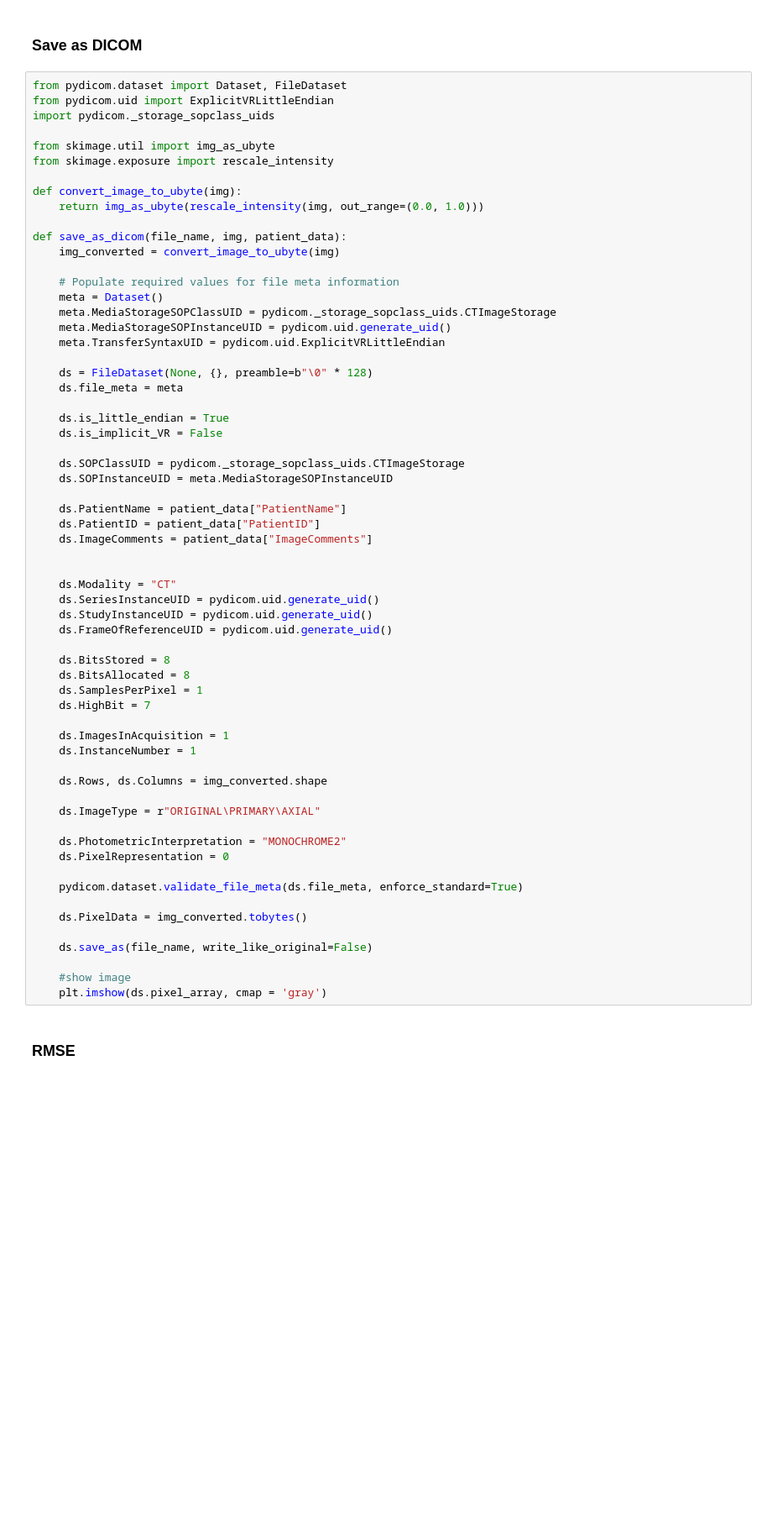
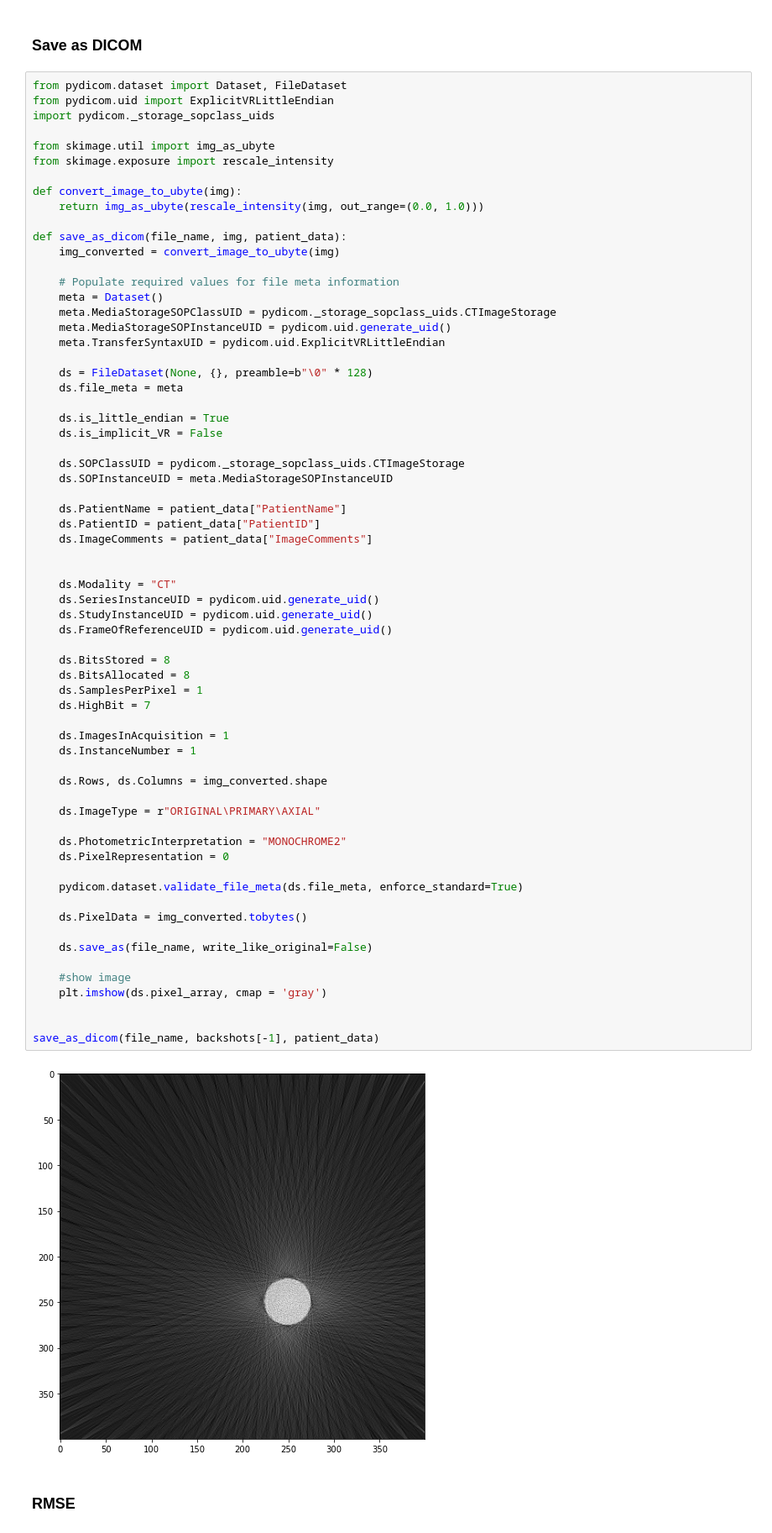
Before and after one commit to Drske/CT-Scanner_Simulation, a Jupyter notebook: main.ipynb, the cells around one changed output. Shown: that part at 84% size. Drawn from its saved outputs; the diff is of its cells as text; blank space fills up the shorter version.

```diff
--- a/main.ipynb
+++ b/main.ipynb
@@ -294,33 +311,38 @@ def save_as_dicom(file_name, img, patient_data):
 
 
     ds.Modality = "CT"
     ds.SeriesInstanceUID = pydicom.uid.generate_uid()
     ds.StudyInstanceUID = pydicom.uid.generate_uid()
     ds.FrameOfReferenceUID = pydicom.uid.generate_uid()
 
     ds.BitsStored = 8
     ds.BitsAllocated = 8
     ds.SamplesPerPixel = 1
     ds.HighBit = 7
 
     ds.ImagesInAcquisition = 1
     ds.InstanceNumber = 1
 
     ds.Rows, ds.Columns = img_converted.shape
 
     ds.ImageType = r"ORIGINAL\PRIMARY\AXIAL"
 
     ds.PhotometricInterpretation = "MONOCHROME2"
     ds.PixelRepresentation = 0
 
     pydicom.dataset.validate_file_meta(ds.file_meta, enforce_standard=True)
 
     ds.PixelData = img_converted.tobytes()
 
     ds.save_as(file_name, write_like_original=False)
 
     #show image
     plt.imshow(ds.pixel_array, cmap = 'gray')
+
+
+save_as_dicom(file_name, backshots[-1], patient_data)
+# %% [output]
+[figure, added]
 # %% [markdown]
 ### RMSE
 # %%
```
Also changed, not shown: parts of 9 cells of this notebook, 1 other file.
